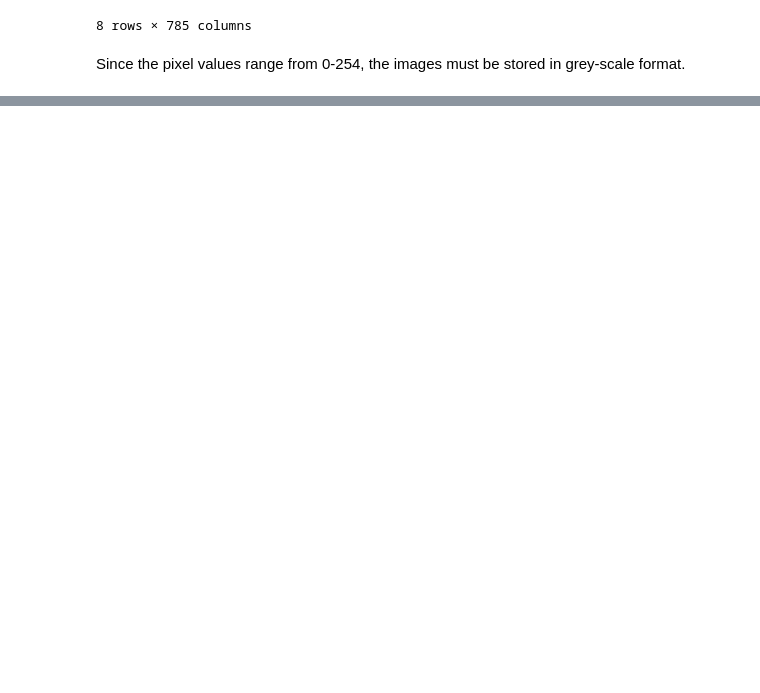
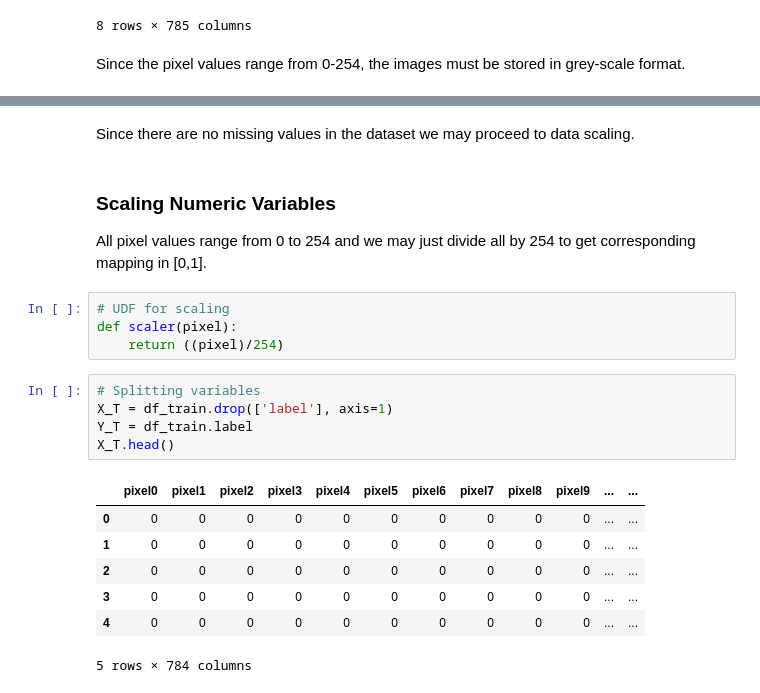
Before and after one commit to dipinpjoseph/NoteBooks, a Jupyter notebook: Digit-Recognization-on-MNIST-dataset-using-Keras.ipynb, the cells around one changed output, grey strips where cells are left out. Saved outputs shown, nothing was run; the diff lists cells and outputs as text; blank space fills up the shorter version.

```diff
--- a/Digit-Recognization-on-MNIST-dataset-using-Keras.ipynb
+++ b/Digit-Recognization-on-MNIST-dataset-using-Keras.ipynb
@@ -66,0 +106,23 @@ Since the pixel values range from 0-254, the images must be stored in grey-scale
+# %% [markdown]
+Since there are no missing values in the dataset we may proceed to data scaling.
+# %% [markdown]
+### Scaling Numeric Variables
+
+All pixel values range from 0 to 254 and we may just divide all by 254 to get corresponding mapping in [0,1].
+# %%
+# UDF for scaling
+def scaler(pixel):
+    return ((pixel)/254)
+# %%
+# Splitting variables
+X_T = df_train.drop(['label'], axis=1)
+Y_T = df_train.label
+X_T.head()
+# %% [output]
+|  | pixel0 | pixel1 | pixel2 | pixel3 | pixel4 | pixel5 | pixel6 | pixel7 | pixel8 | pixel9 | ... | ... |
+| 0 | 0 | 0 | 0 | 0 | 0 | 0 | 0 | 0 | 0 | 0 | ... | ... |
+| 1 | 0 | 0 | 0 | 0 | 0 | 0 | 0 | 0 | 0 | 0 | ... | ... |
+| 2 | 0 | 0 | 0 | 0 | 0 | 0 | 0 | 0 | 0 | 0 | ... | ... |
+| 3 | 0 | 0 | 0 | 0 | 0 | 0 | 0 | 0 | 0 | 0 | ... | ... |
+| 4 | 0 | 0 | 0 | 0 | 0 | 0 | 0 | 0 | 0 | 0 | ... | ... |
+5 rows × 784 columns
```
Also changed, not shown: parts of 12 cells of this notebook, 4 other files.
